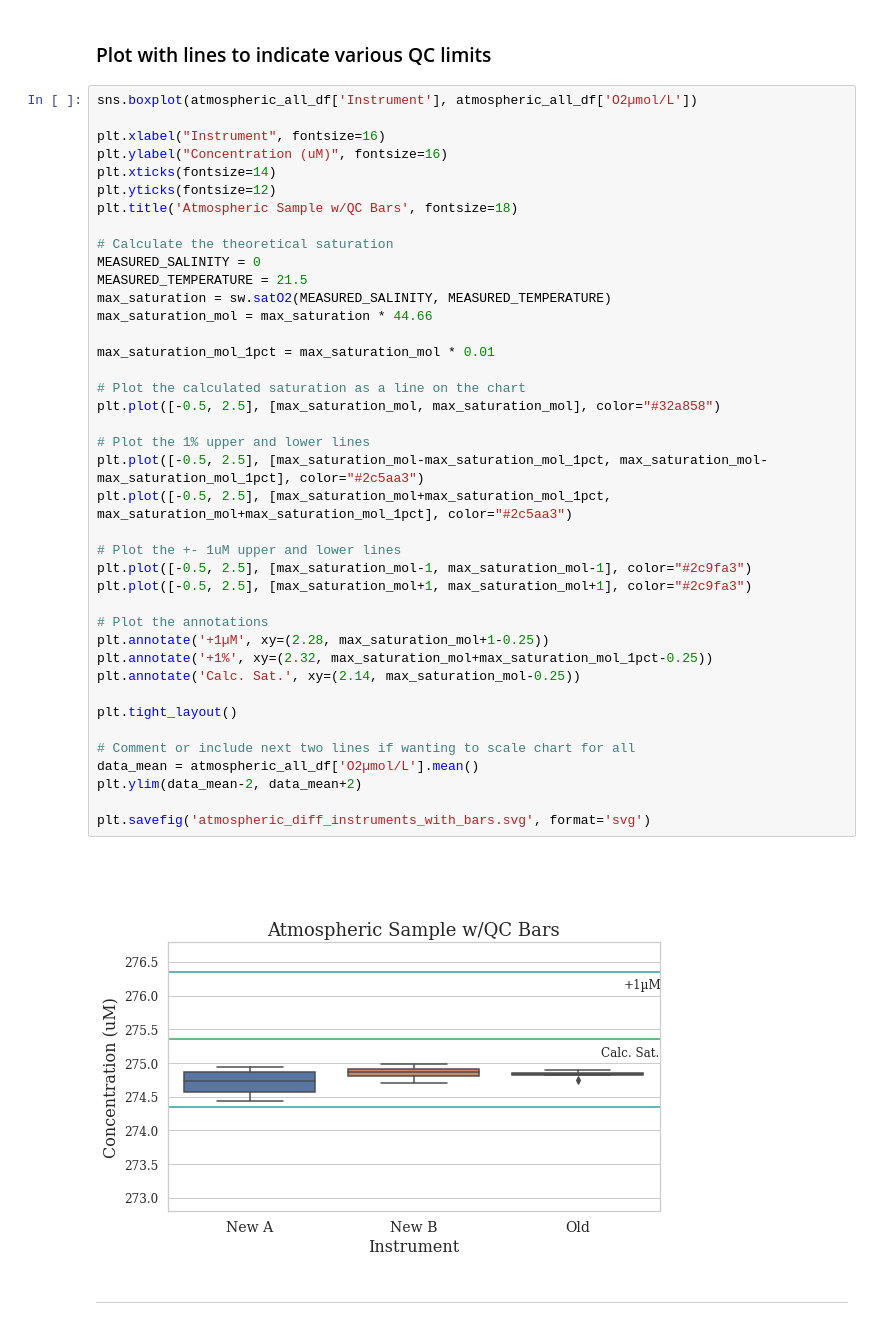
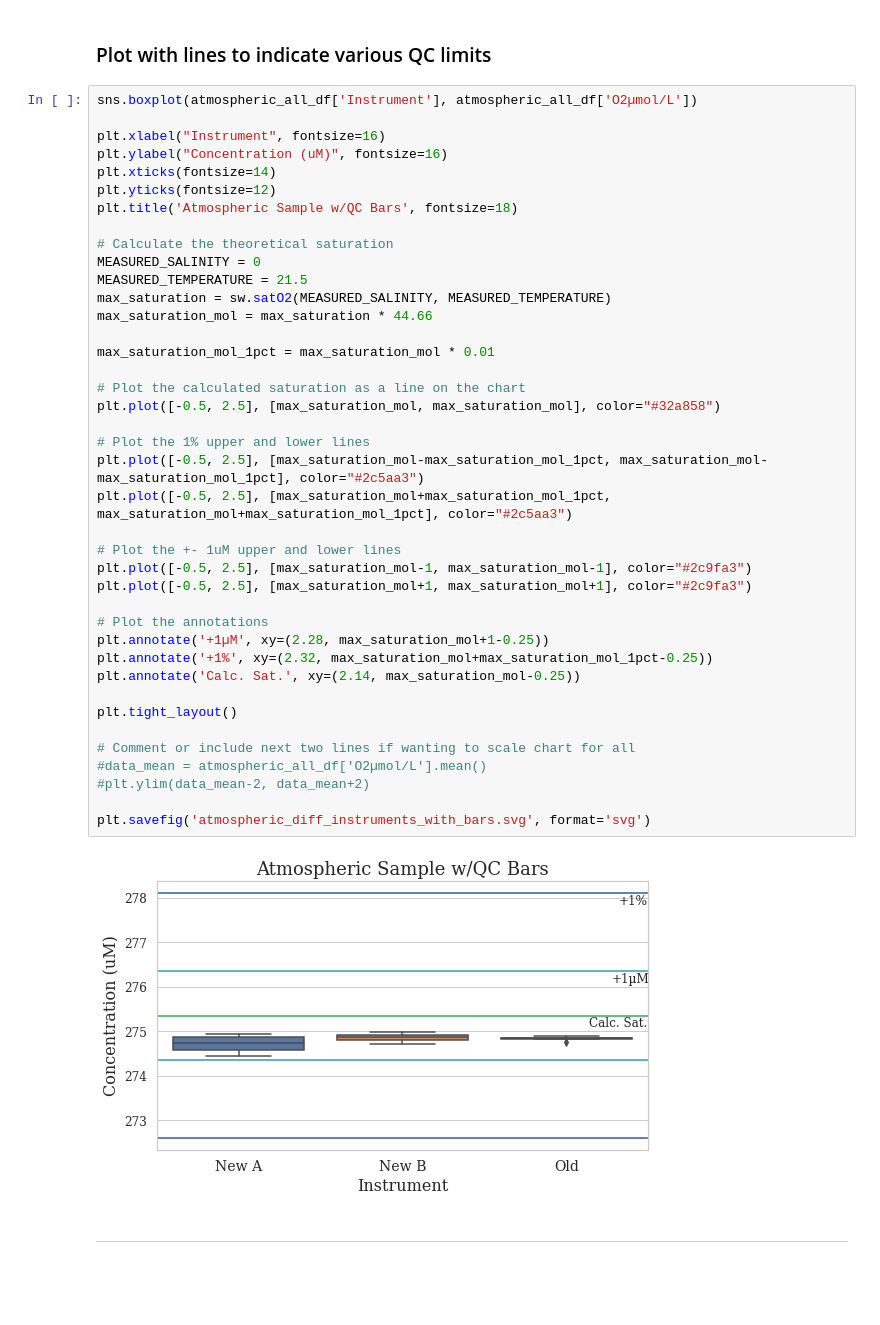
Before and after one commit to kendall-s/do_commissioning, a Jupyter notebook: code/DO_Commissioning.ipynb, the cells around one changed output. Cells and saved outputs as stored; diff of their text form; blank space fills up the shorter version.

Commit message:
updated lots, including data files and plots

```diff
--- a/code/DO_Commissioning.ipynb
+++ b/code/DO_Commissioning.ipynb
@@ -162,36 +197,36 @@ plt.title('Atmospheric Sample w/QC Bars', fontsize=18)
 # Calculate the theoretical saturation
 MEASURED_SALINITY = 0
 MEASURED_TEMPERATURE = 21.5
 max_saturation = sw.satO2(MEASURED_SALINITY, MEASURED_TEMPERATURE)
 max_saturation_mol = max_saturation * 44.66
 
 max_saturation_mol_1pct = max_saturation_mol * 0.01
 
 # Plot the calculated saturation as a line on the chart
 plt.plot([-0.5, 2.5], [max_saturation_mol, max_saturation_mol], color="#32a858")
 
 # Plot the 1% upper and lower lines
 plt.plot([-0.5, 2.5], [max_saturation_mol-max_saturation_mol_1pct, max_saturation_mol-max_saturation_mol_1pct], color="#2c5aa3")
 plt.plot([-0.5, 2.5], [max_saturation_mol+max_saturation_mol_1pct, max_saturation_mol+max_saturation_mol_1pct], color="#2c5aa3")
 
 # Plot the +- 1uM upper and lower lines
 plt.plot([-0.5, 2.5], [max_saturation_mol-1, max_saturation_mol-1], color="#2c9fa3")
 plt.plot([-0.5, 2.5], [max_saturation_mol+1, max_saturation_mol+1], color="#2c9fa3")
 
 # Plot the annotations
 plt.annotate('+1µM', xy=(2.28, max_saturation_mol+1-0.25))
 plt.annotate('+1%', xy=(2.32, max_saturation_mol+max_saturation_mol_1pct-0.25))
 plt.annotate('Calc. Sat.', xy=(2.14, max_saturation_mol-0.25))
 
 plt.tight_layout()
 
 # Comment or include next two lines if wanting to scale chart for all
-data_mean = atmospheric_all_df['O2µmol/L'].mean()
-plt.ylim(data_mean-2, data_mean+2)
+#data_mean = atmospheric_all_df['O2µmol/L'].mean()
+#plt.ylim(data_mean-2, data_mean+2)
 
 plt.savefig('atmospheric_diff_instruments_with_bars.svg', format='svg')
 # %% [output]
-[figure, old version]
+[figure, new version]
 # %% [markdown]
 ---
 # %% [markdown]
```
Also changed, not shown: parts of 25 cells of this notebook, 8 other files.
